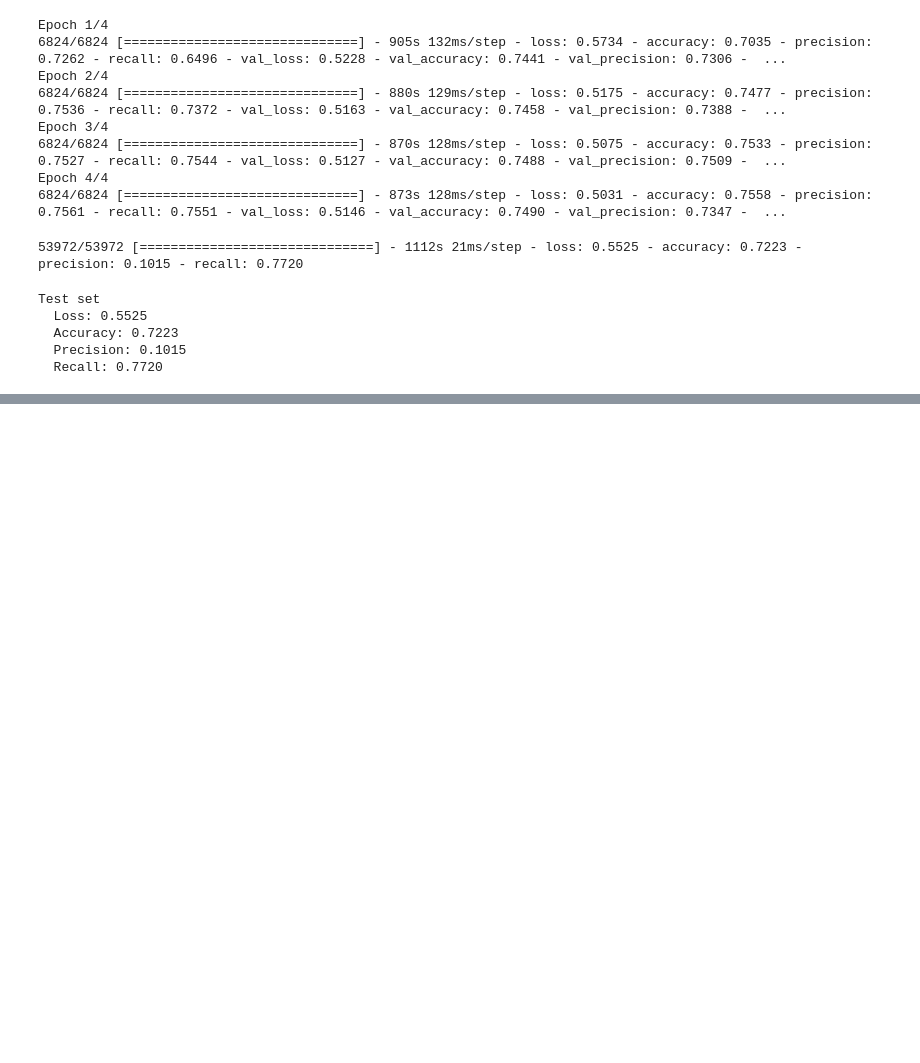
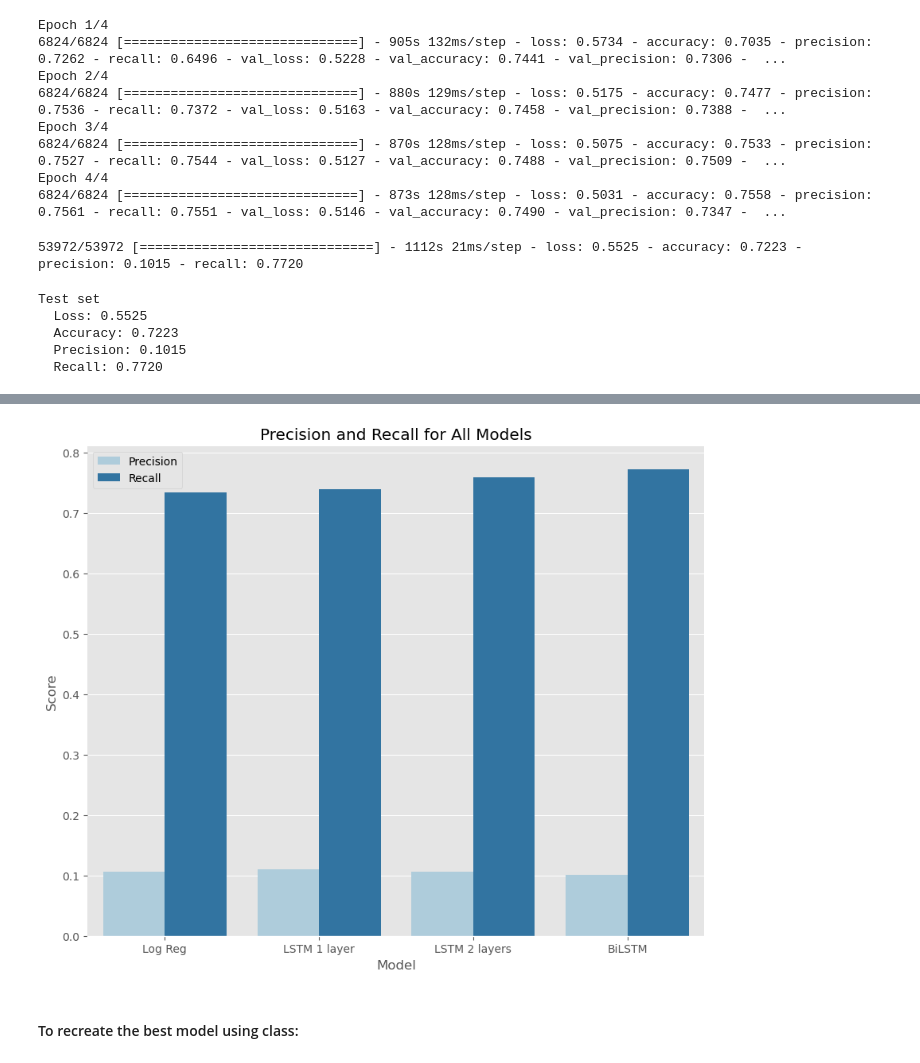
Before and after one commit to kellybean19/Detecting-Humor-in-Yelp-Reviews-with-LSTMs, a Jupyter notebook: deep learning.ipynb, the cells around one changed output, grey strips where cells are left out. Saved outputs shown, nothing was run; the diff lists cells and outputs as text; code cells hidden in the pictures; blank space fills up the shorter version.

```diff
--- a/deep learning.ipynb
+++ b/deep learning.ipynb
@@ -661,0 +671,6 @@ confusion_matrix(y_test, y_pred)
+# %%
+metric_df = pd.DataFrame({
+    'Model': ['Log Reg', 'LSTM 1 layer', 'LSTM 2 layers', 'BiLSTM'],
+    'Precision': [0.1064, 0.1104, 0.1056, 0.1015],
+    'Recall': [0.7342, 0.7397, 0.7586, 0.7720]
+})
@@ -661,0 +685,15 @@ confusion_matrix(y_test, y_pred)
+# %%
+sns.set_palette('Paired')
+# %%
+fig, ax = plt.subplots(figsize=(10,8))
+
+data = metric_df.melt('Model', var_name = 'Metric', value_name = 'Score')
+sns.barplot(x='Model', y='Score', hue='Metric', data=data, ax=ax)
+sns.despine(left=True)
+plt.legend(loc='upper left')
+plt.title('Precision and Recall for All Models')
+plt.savefig('imgs/PR_barchart.png', bbox_inches='tight')
+# %% [output]
+[figure, added]
+# %% [markdown]
+#### To recreate the best model using class:
```
Also changed, not shown: parts of 80 cells of this notebook, 2 other files.
